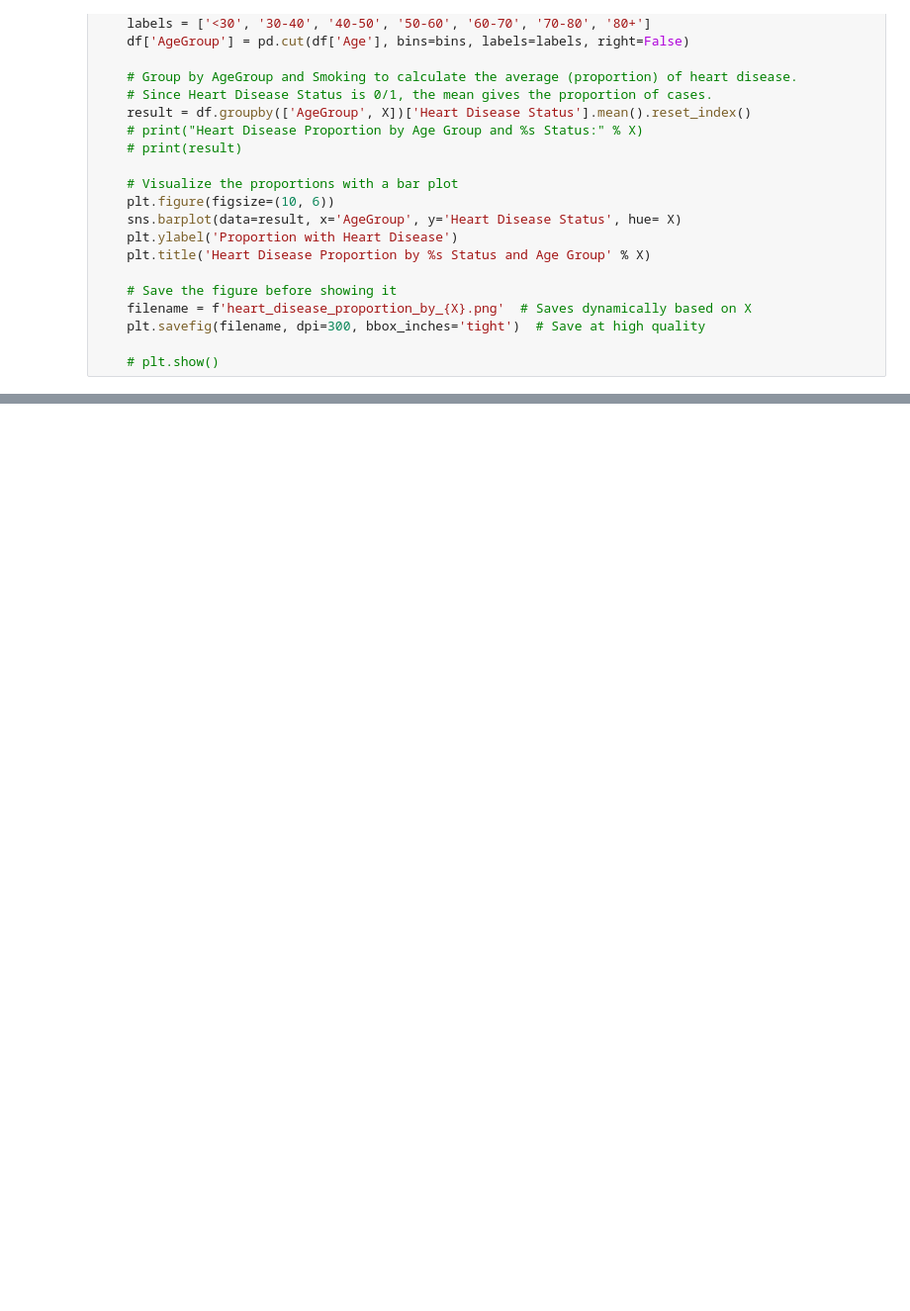
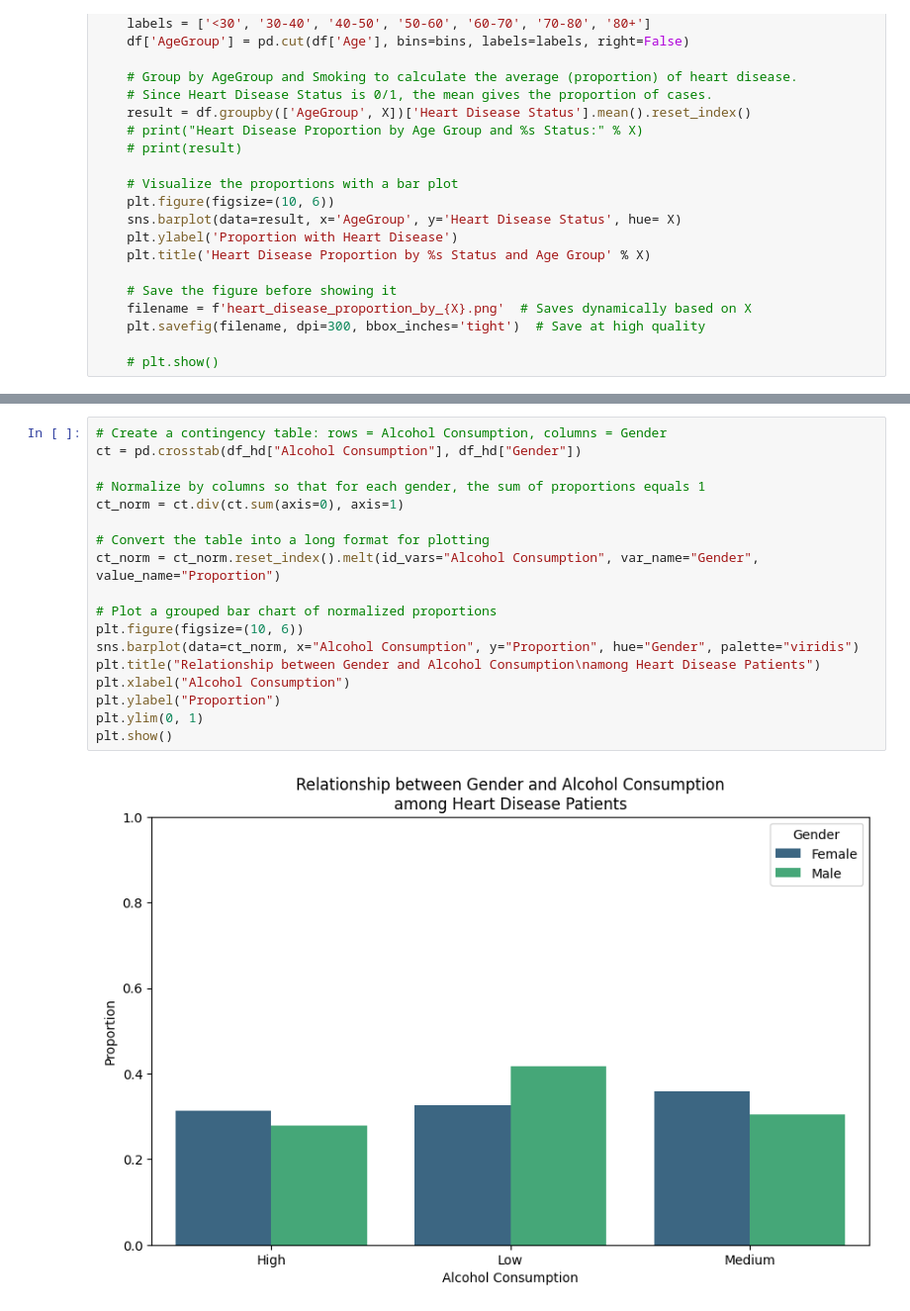
Before and after one commit to FrancGarcia/heart-disease-analysis, a Jupyter notebook: Visualization/visualization.ipynb, the cells around one changed output, grey strips where cells are left out. Shown: that part at 99% size. Saved outputs shown, nothing was run; the diff lists cells and outputs as text; blank space fills up the shorter version.

```diff
--- a/Visualization/visualization.ipynb
+++ b/Visualization/visualization.ipynb
@@ -121,0 +247,20 @@ Exercise Habit Distribution by Age Group:
+# %%
+# Create a contingency table: rows = Alcohol Consumption, columns = Gender
+ct = pd.crosstab(df_hd["Alcohol Consumption"], df_hd["Gender"])
+
+# Normalize by columns so that for each gender, the sum of proportions equals 1
+ct_norm = ct.div(ct.sum(axis=0), axis=1)
+
+# Convert the table into a long format for plotting
+ct_norm = ct_norm.reset_index().melt(id_vars="Alcohol Consumption", var_name="Gender", value_name="Proportion")
+
+# Plot a grouped bar chart of normalized proportions
+plt.figure(figsize=(10, 6))
+sns.barplot(data=ct_norm, x="Alcohol Consumption", y="Proportion", hue="Gender", palette="viridis")
+plt.title("Relationship between Gender and Alcohol Consumption\namong Heart Disease Patients")
+plt.xlabel("Alcohol Consumption")
+plt.ylabel("Proportion")
+plt.ylim(0, 1)
+plt.show()
+# %% [output]
+[figure, added]
```
Also changed, not shown: parts of 10 cells of this notebook.
